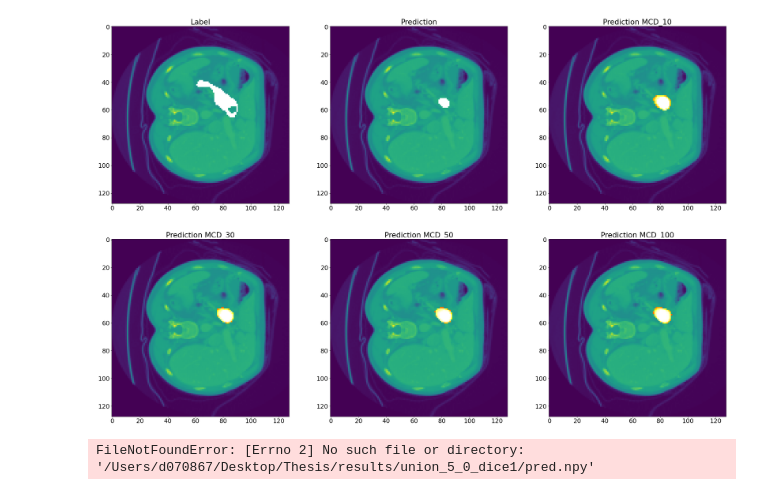
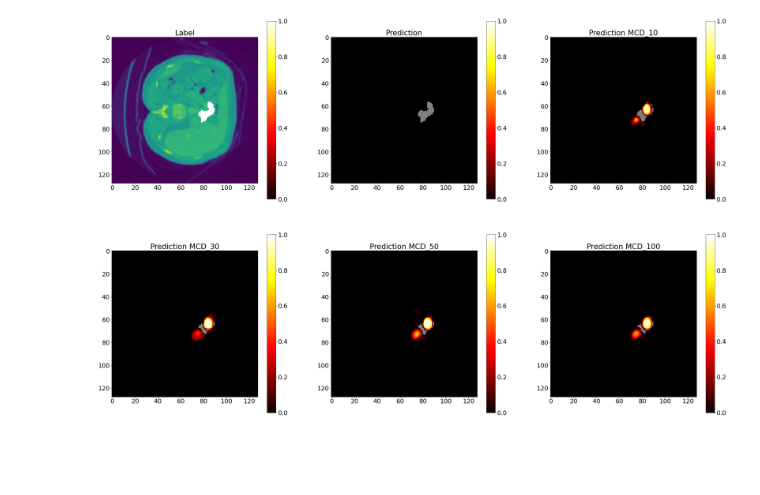
Before and after one commit to yamen23ali/self-supervised-3d-tasks, a Jupyter notebook: images.ipynb, the cells around one changed output. Drawn from its saved outputs; the diff is of its cells as text; code cells hidden in the pictures; blank space fills up the shorter version.

Commit message:
add plot

```diff
--- a/images.ipynb
+++ b/images.ipynb
@@ -94,60 +166,34 @@ def show_image(image, lables_dict, index=0, axis=0, class_heat_map=False, label_
 # %%
 base_path = "/Users/d070867/Desktop/Thesis/results/majority_5_0_dice1"
 labels_dict = {}
 class_heat_map = True
+focus_class = 1
+just_heat_map=False
+label_overlay=True
+index = 67
 
-image = load_image(f"{base_path}/image.npy")
+image = load_image(f"{base_path}/image.npy", index)
 
-label = load_image(f"{base_path}/label.npy")
+label = load_label(f"{base_path}/label.npy", index)
 if class_heat_map:
-    label = process_predictions(label, focus_class=1)
+    label = process_predictions(label, focus_class=focus_class)
 else:
     label = np.argmax(label, axis=-1)
 labels_dict['Label'] = label
 
-pred = load_image(f"{base_path}/pred.npy")
-pred = np.argmax(pred, axis=-1)
-labels_dict['Prediction'] = pred
+pred = load_label(f"{base_path}/pred.npy", index)
+labels_dict['Prediction'] = pred[:,:,focus_class]
 
 for i in [10, 30, 50, 100]:
     path = f'{base_path}/{i}/pred_dropout.npy'
     key = f'Prediction MCD_{i}'
 
-    if class_heat_map:
-        labels_dict[key] = process_predictions(load_image(path), focus_class=1) / i
-    else:
-        labels_dict[key] = np.argmax(load_image(path), axis=-1)
+    labels_dict[key] = load_image(path, index)[:,:,focus_class]/i
 
-show_image(image,labels_dict, 80, 2, class_heat_map=class_heat_map)
+show_image(image,
+           labels_dict,
+           class_heat_map=class_heat_map,
+           label_overlay=label_overlay,
+           just_heat_map=just_heat_map)
 # %% [output]
-[figure, old version]
+[figure, new version]
-# %%
-base_path = "/Users/d070867/Desktop/Thesis/results/union_5_0_dice1"
-labels_dict = {}
-class_heat_map = True
-
-image = load_image(f"{base_path}/image.npy")
-
-label = load_image(f"{base_path}/label.npy")
-if class_heat_map:
-    label = process_predictions(label, focus_class=1)
-else:
-    label = np.argmax(label, axis=-1)
-labels_dict['Label'] = label
-
-pred = load_image(f"{base_path}/pred.npy")
-pred = np.argmax(pred, axis=-1)
-labels_dict['Prediction'] = pred
-
-for i in [10, 30, 50, 100]:
-    path = f'{base_path}/{i}/pred_dropout.npy'
-    key = f'Prediction MCD_{i}'
-
-    if class_heat_map:
-        labels_dict[key] = process_predictions(load_image(path), focus_class=1) / i
-    else:
-        labels_dict[key] = np.argmax(load_image(path), axis=-1)
-
-show_image(image,labels_dict, 80,2, class_heat_map=class_heat_map)
-# %% [output]
-FileNotFoundError: [Errno 2] No such file or directory: '/Users/d070867/Desktop/Thesis/results/union_5_0_dice1/pred.npy'
```
Also changed, not shown: parts of 5 cells of this notebook, 1 other file.
